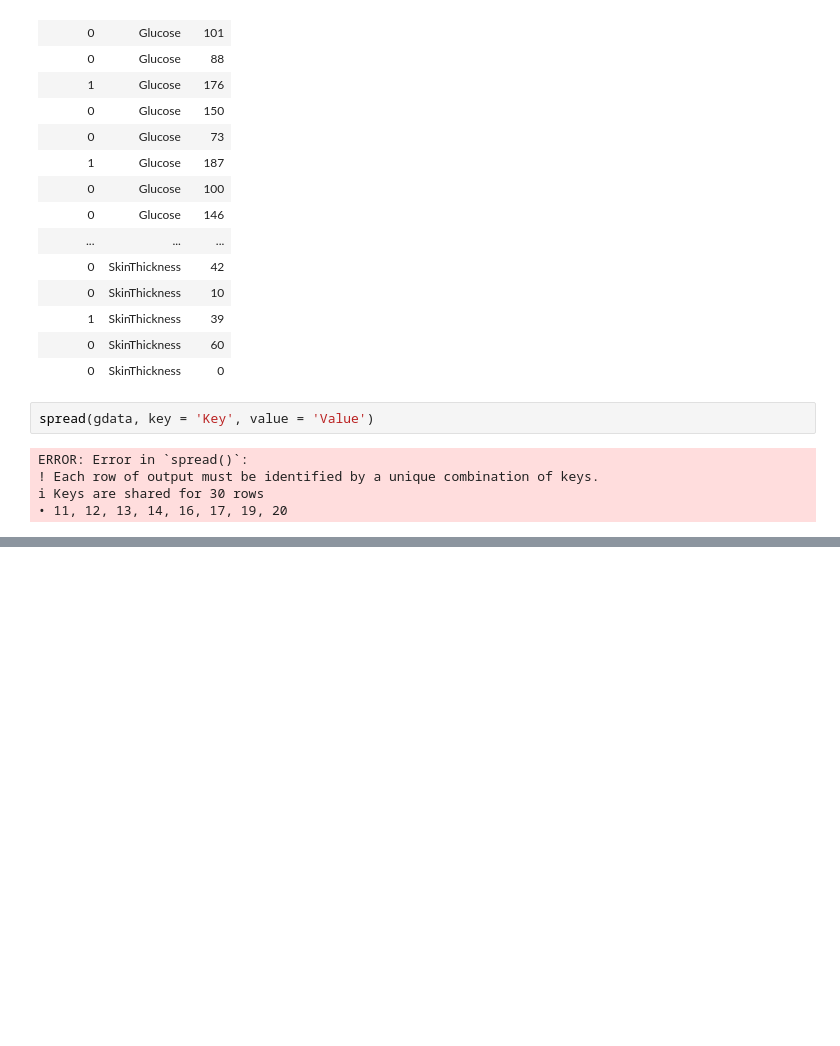
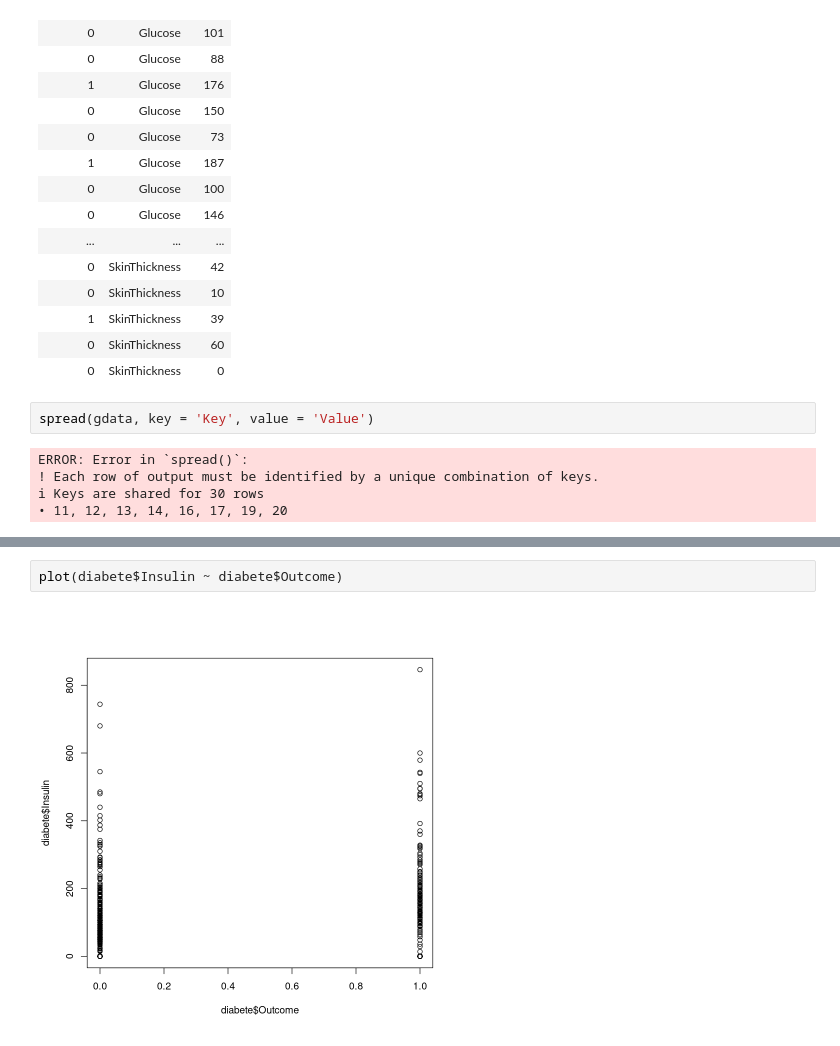
Before and after one commit to alecfei/R-learning, a Jupyter notebook: diabete.ipynb, the cells around one changed output, grey strips where cells are left out. Drawn from its saved outputs; the diff is of its cells as text; blank space fills up the shorter version.

```diff
--- a/diabete.ipynb
+++ b/diabete.ipynb
@@ -385,0 +506,4 @@ ERROR: Error in `spread()`:
+# %%
+plot(diabete$Insulin ~ diabete$Outcome)
+# %% [output]
+[figure, added]
```
Also changed, not shown: parts of 24 cells of this notebook.
